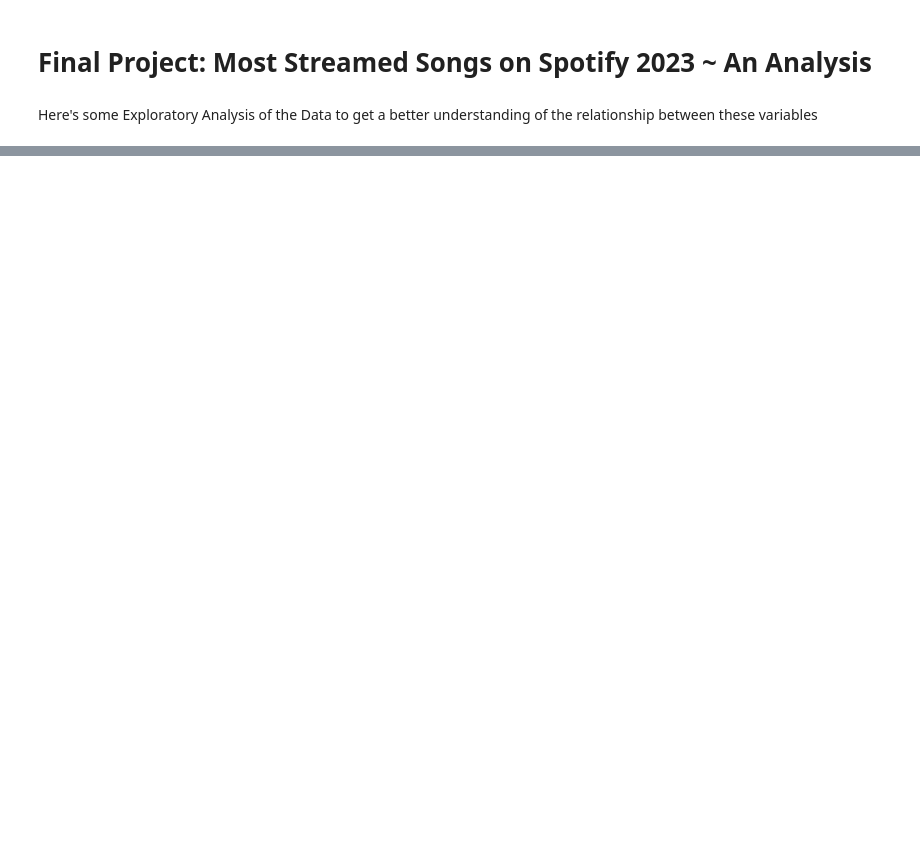
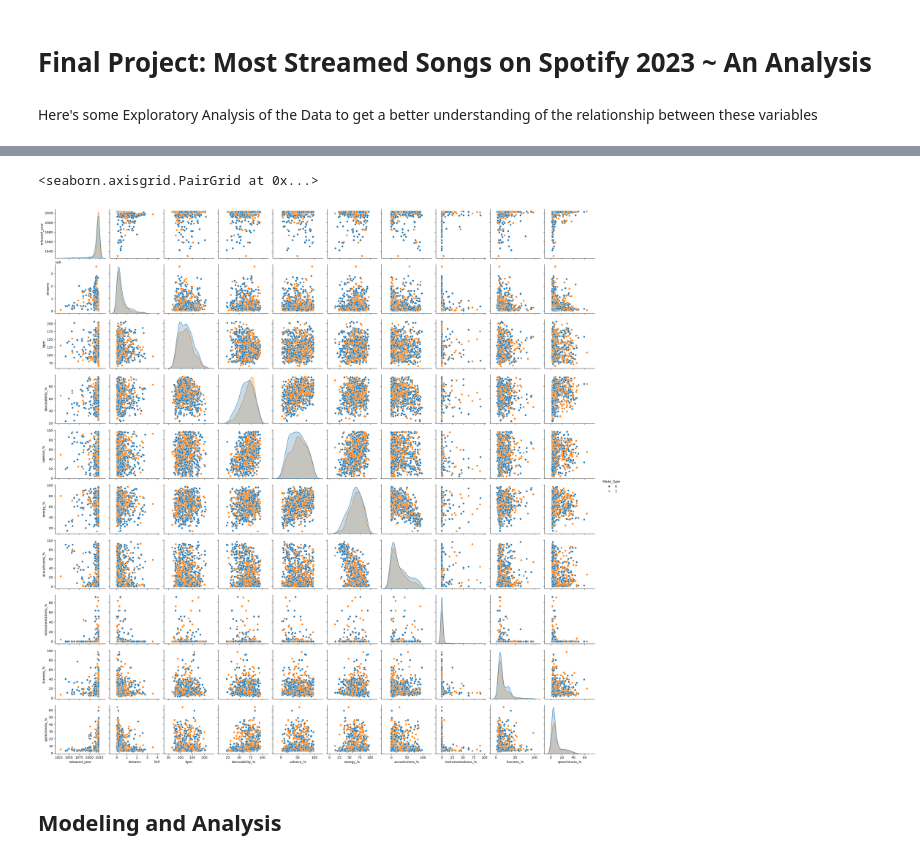
Before and after one commit to msriram2/cogs105_final_project, a Jupyter notebook: Meera_Sriram_Final_Project.ipynb, the cells around one changed output, grey strips where cells are left out. Drawn from its saved outputs; the diff is of its cells as text; code cells hidden in the pictures; blank space fills up the shorter version.

```diff
--- a/Meera_Sriram_Final_Project.ipynb
+++ b/Meera_Sriram_Final_Project.ipynb
@@ -38,0 +166,9 @@ FileNotFoundError: [Errno 2] No such file or directory: 'spotify-2023.csv'
+# %%
+#Start by creating a confusion matrix (heat map) of each of the corresponding variables
+
+spotify_observe_variables = ['released_year', 'streams', 'bpm', 'danceability_%', 'valence_%', 'energy_%', 'acousticness_%', 'instrumentalness_%', 'liveness_%', 'speechiness_%']
+
+sns.pairplot(music_df, vars = spotify_observe_variables, hue = 'Mode_Type')
+# %% [output]
+<seaborn.axisgrid.PairGrid at 0x...>
+[figure, added]
@@ -38,0 +179,2 @@ FileNotFoundError: [Errno 2] No such file or directory: 'spotify-2023.csv'
+# %% [markdown]
+## Modeling and Analysis
```
Also changed, not shown: parts of 14 cells of this notebook.
